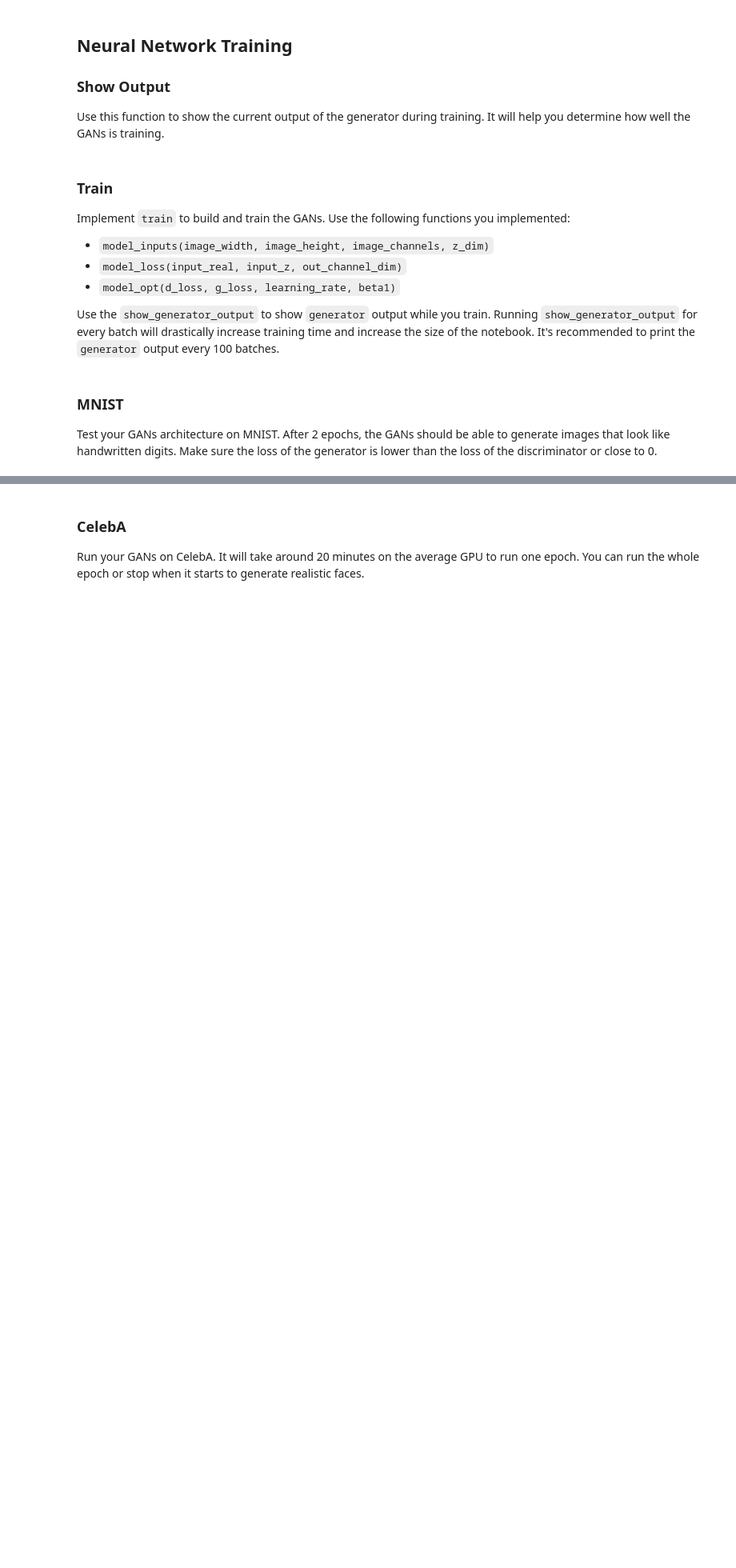
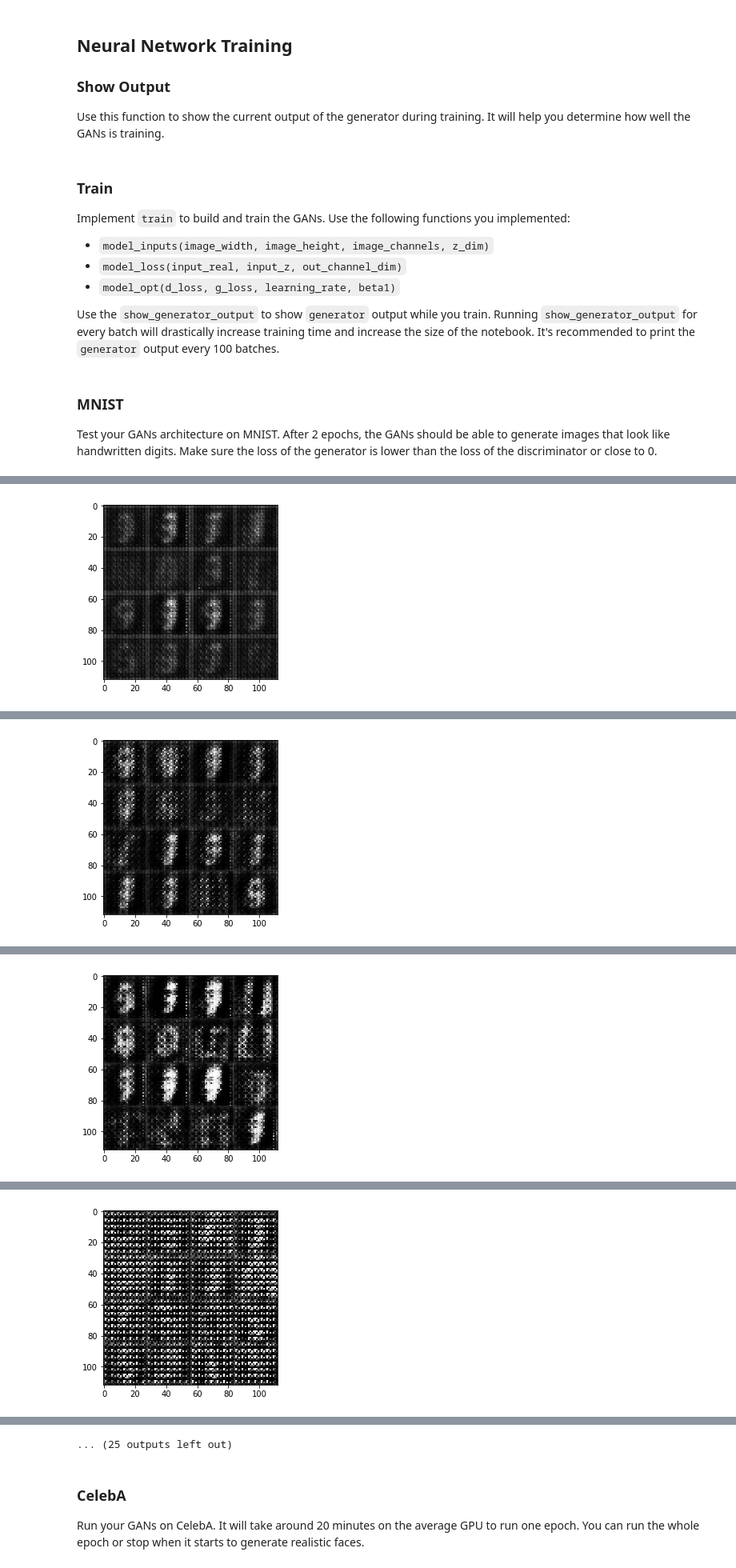
Before and after one commit to RowlandOti/GenerativeAdversarialNeuralNetwork-FaceGeneration, a Jupyter notebook: dlnd_face_generation.ipynb, the cells around one changed output, grey strips where cells are left out. Shown at 80% size. Cells and saved outputs as stored; diff of their text form; code cells hidden in the pictures; blank space fills up the shorter version.

```diff
--- a/dlnd_face_generation.ipynb
+++ b/dlnd_face_generation.ipynb
@@ -114,9 +119,9 @@ def model_inputs(image_width, image_height, image_channels, z_dim):
     # TODO: Implement Function
     real_image_input = tf.placeholder(tf.float32, (None, image_width, image_height, image_channels), name='real_image_input')
     fake_z_input = tf.placeholder(tf.float32, (None, z_dim), name='fake_z_input')
-    learning_rate = tf.placeholder(tf.float32, name='learning_rate')
+    learn_rate = tf.placeholder(tf.float32, name='learning_rate')
 
-    return (real_image_input, fake_z_input, learning_rate)
+    return (real_image_input, fake_z_input, learn_rate)
 
 
 """
@@ -153,12 +158,12 @@ def discriminator(images, reuse=False):
         relu2 = tf.maximum(alpha * bn2, bn2)
         #print(relu2.shape)
 
-        x3 = tf.layers.conv2d(relu1, 128, 5, strides=2, padding='same')
+        x3 = tf.layers.conv2d(relu1, 256, 5, strides=2, padding='same')
         bn3 = tf.layers.batch_normalization(x3, training=True)
         relu3 = tf.maximum(alpha * bn3, bn3)
         #print(relu3.shape)
 
-        flat = tf.reshape(relu3, (-1, 4*4*256))
+        flat = tf.reshape(relu3, (-1, 7*7*256))
         logits = tf.layers.dense(flat, 1)
         out = tf.sigmoid(logits)
         print('Disc: {}'.format(out.shape))
@@ -192,12 +197,12 @@ def generator(z, out_channel_dim, is_train=True):
         # fc layer
         x1 = tf.layers.dense(z, 7 *7 * 256)
         # 1st Layer
-        x1 = tf.reshape(x1, (-1, 7, 7, 512))
+        x1 = tf.reshape(x1, (-1, 7, 7, 256))
         x1 = tf.layers.batch_normalization(x1, training=is_train)
         x1 = tf.maximum(alpha * x1, x1)
         #print(x1.shape)
 
-        # Had to remove middle layer (maintained in course videos) for shapes to match
+        # Add middle layer
 
         # 3rd Layer
         x3 = tf.layers.conv2d_transpose(x1, 128, 5, strides=2, padding='same')
@@ -343,7 +348,7 @@ def train(epoch_count, batch_size, z_dim, learning_rate, beta1, get_batches, dat
     :param data_image_mode: The image mode to use for images ("RGB" or "L")
     """
     # TODO: Build Model
-    real_image_input, fake_z_input, learning_rate = model_inputs(data_shape[1],data_shape[2], data_shape[3] , z_dim)
+    real_image_input, fake_z_input, learn_rate = model_inputs(data_shape[1],data_shape[2], data_shape[3] , z_dim)
     d_loss, g_loss = model_loss(real_image_input, fake_z_input, data_shape[3])
     d_train_opt, g_train_opt = model_opt(d_loss, g_loss, learning_rate, beta1)
 
@@ -351,19 +356,20 @@ def train(epoch_count, batch_size, z_dim, learning_rate, beta1, get_batches, dat
     print_every=10
     show_every=100
     steps = 0
+
     with tf.Session() as sess:
         sess.run(tf.global_variables_initializer())
         for epoch_i in range(epoch_count):
             for batch_images in get_batches(batch_size):
                 # TODO: Train Model
                 steps += 1
-                # importanst step
+                # important step
                 batch_images *= 2
                 # Sample random noise for G
                 batch_z = np.random.uniform(-1, 1, size=(batch_size, z_dim))
 
                 # Run optimizers
-                feed_train_dict = {real_image_input: batch_images, fake_z_input: batch_z, learning_rate:learning_rate}
+                feed_train_dict = {real_image_input: batch_images, fake_z_input: batch_z, learn_rate: learning_rate}
                 _ = sess.run(d_train_opt, feed_train_dict)
                 _ = sess.run(g_train_opt, feed_train_dict)
 
@@ -372,20 +378,21 @@ def train(epoch_count, batch_size, z_dim, learning_rate, beta1, get_batches, dat
                     train_loss_d = d_loss.eval({fake_z_input: batch_z, real_image_input: batch_images})
                     train_loss_g = g_loss.eval({fake_z_input: batch_z})
 
-                    print("Epoch {}/{}...".format(e+1, epochs),"Discriminator Loss: {:.4f}...".format(train_loss_d),
+                    print("Epoch {}/{}...".format(epoch_i+1, epochs),"Discriminator Loss: {:.4f}...".format(train_loss_d),
                           "Generator Loss: {:.4f}".format(train_loss_g))
                     # Save losses to view after training
                     losses.append((train_loss_d, train_loss_g))
 
                 if steps % show_every == 0:
-                    show_generator_output(sess, 10, fake_z_input, data_shape[3], data_image_mode)
+                    n_image=16
+                    show_generator_output(sess, n_image, fake_z_input, data_shape[3], data_image_mode)
 # %% [markdown]
 ### MNIST
 Test your GANs architecture on MNIST.  After 2 epochs, the GANs should be able to generate images that look like handwritten digits.  Make sure the loss of the generator is lower than the loss of the discriminator or close to 0.
 # %%
-batch_size = 128
-z_dim = 100
-learning_rate = 0.01
+batch_size = 64
+z_dim = 112
+learning_rate = 0.001
 beta1 = 0.5
 
 
@@ -404,0 +423 @@ Disc: (?, 1)
+[figure, added]
@@ -405,0 +435 @@ TypeError: The value of a feed cannot be a tf.Tensor object. Acceptable feed val
+[figure, added]
@@ -405,0 +447 @@ TypeError: The value of a feed cannot be a tf.Tensor object. Acceptable feed val
+[figure, added]
@@ -405,0 +459 @@ TypeError: The value of a feed cannot be a tf.Tensor object. Acceptable feed val
+[figure, added]
@@ -406,3 +484,4 @@ TypeError: The value of a feed cannot be a tf.Tensor object. Acceptable feed val
+... (25 outputs left out)
 # %% [markdown]
 ### CelebA
 Run your GANs on CelebA.  It will take around 20 minutes on the average GPU to run one epoch.  You can run the whole epoch or stop when it starts to generate realistic faces.
```
Also changed, not shown: parts of 6 cells of this notebook, 2 other files.
